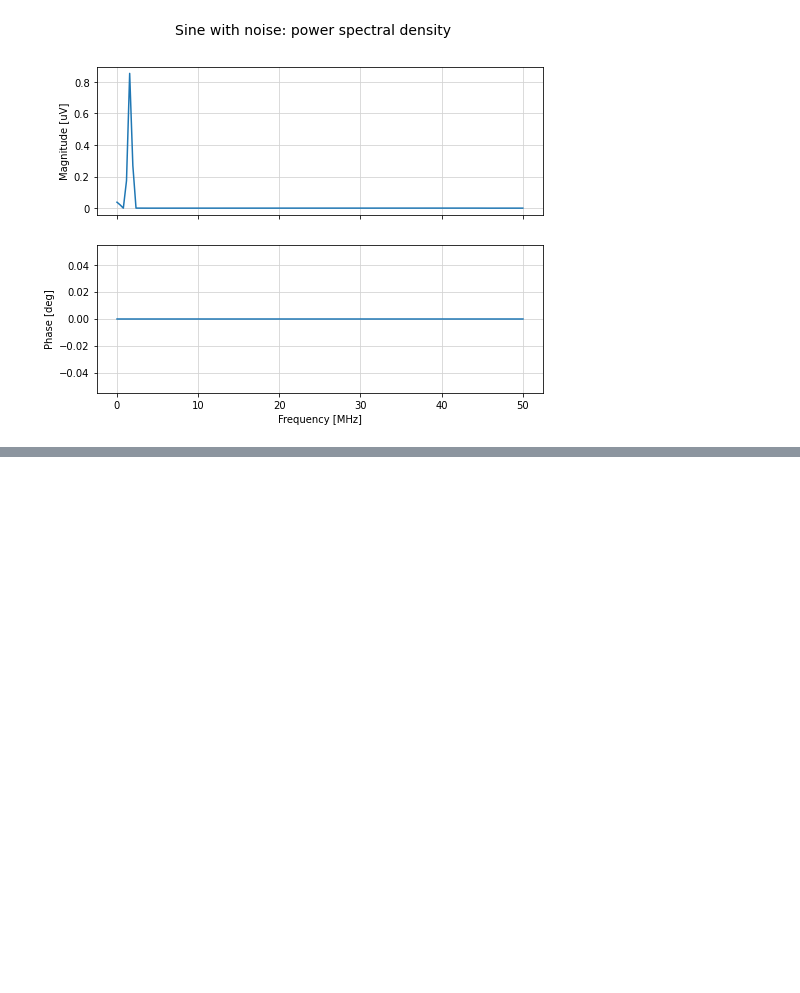
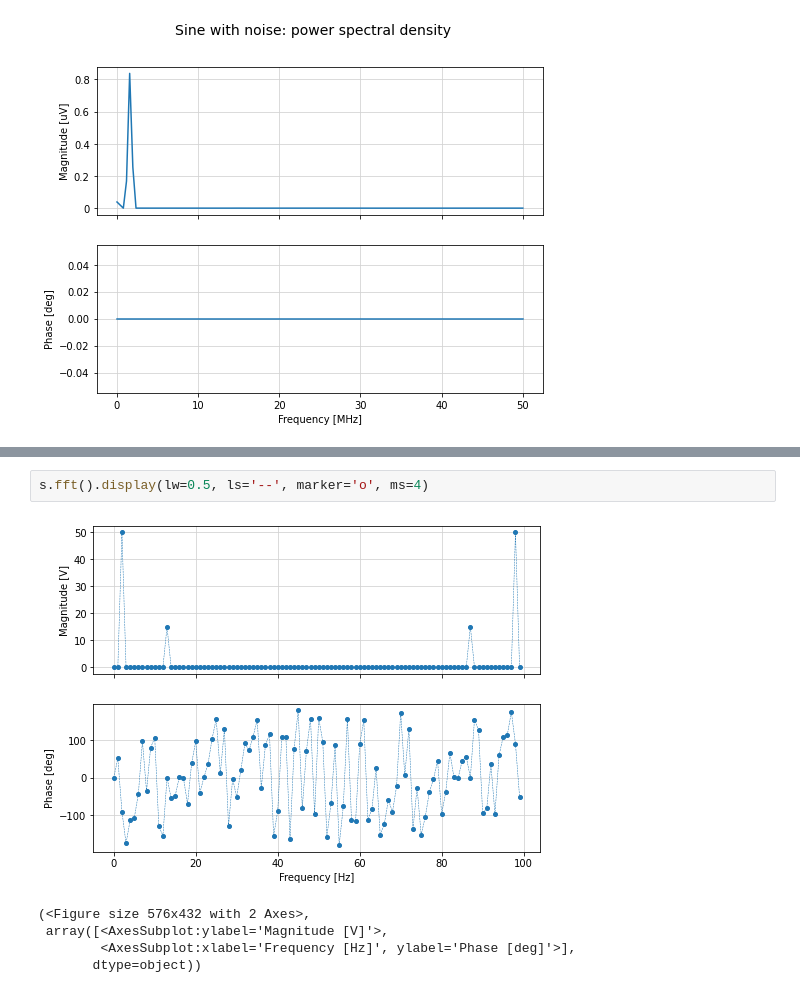
Before and after one commit to animaviridis/signum, a Jupyter notebook: examples/ex1.ipynb, the cells around one changed output, grey strips where cells are left out. Drawn from its saved outputs; the diff is of its cells as text; blank space fills up the shorter version.

```diff
--- a/examples/ex1.ipynb
+++ b/examples/ex1.ipynb
@@ -98,0 +111,8 @@ _ = TimeDomainSignal.csd(s12, s1).display()
+# %%
+s.fft().display(lw=0.5, ls='--', marker='o', ms=4)
+# %% [output]
+[figure, added]
+(<Figure size 576x432 with 2 Axes>,
+ array([<AxesSubplot:ylabel='Magnitude [V]'>,
+        <AxesSubplot:xlabel='Frequency [Hz]', ylabel='Phase [deg]'>],
+       dtype=object))
```
Also changed, not shown: parts of 7 cells of this notebook, 1 other file.
